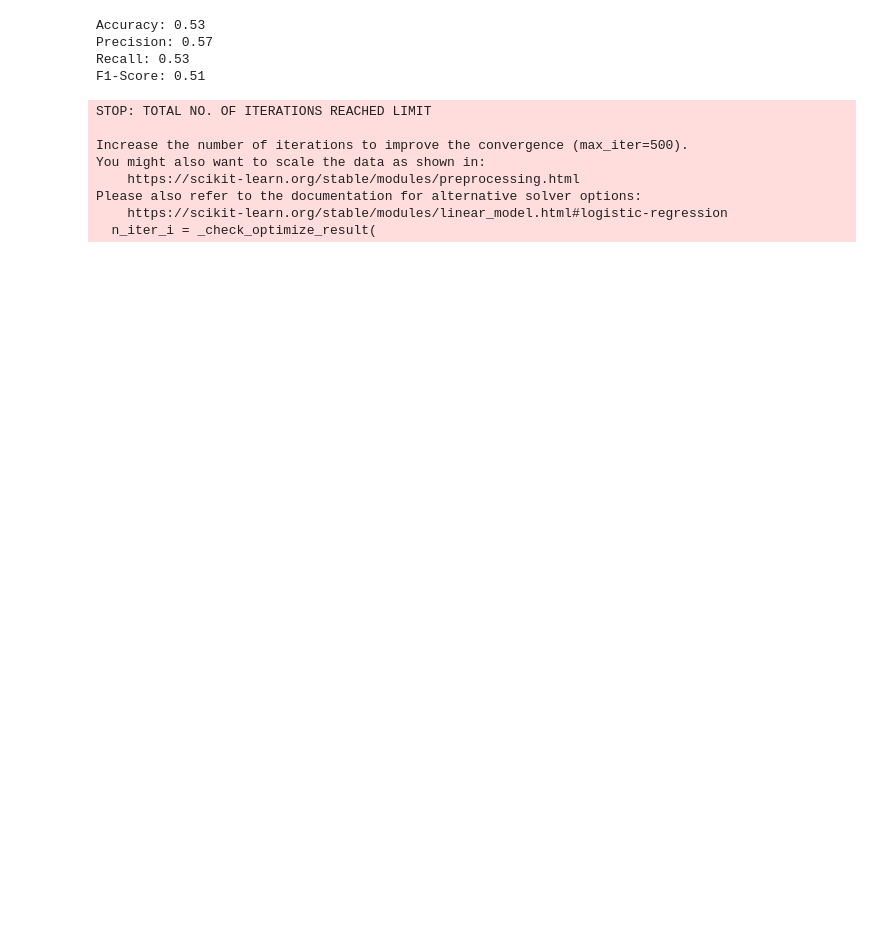
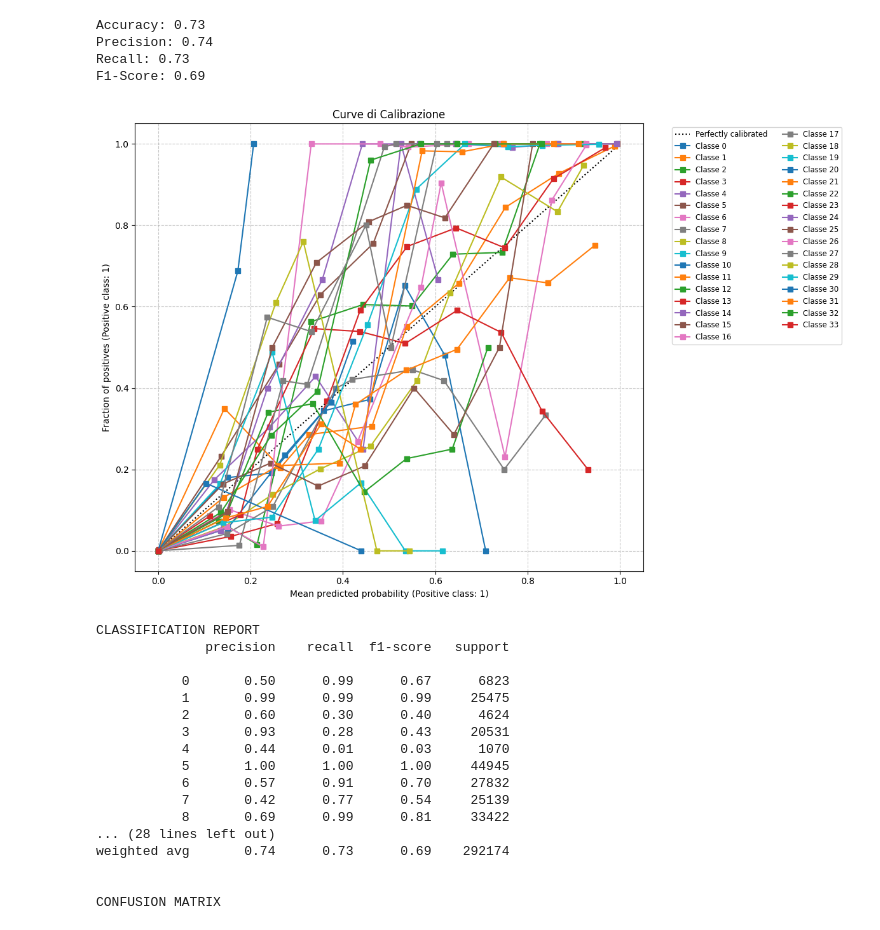
Before and after one commit to MattiaChiari/ML-Network-Traffic-Analysis, a Jupyter notebook: Py/index.ipynb, the cells around one changed output. Saved outputs shown, nothing was run; the diff lists cells and outputs as text; code cells hidden in the pictures; blank space fills up the shorter version.

```diff
--- a/Py/index.ipynb
+++ b/Py/index.ipynb
@@ -130,44 +132,96 @@ X_test = scaler.transform(X_test)
 lr_model = LogisticRegression(
     solver='lbfgs',
     max_iter=500,
     C=1.0,                      # Per evitare overfitting
     class_weight='balanced',
     #n_jobs=-1,
     random_state=42,
     tol=1e-3                    # più tolleranza per risparmiare tempo
 )
 
-lr_model.fit(X_train,y_train)
-y_pred_log = lr_model.predict(X_test)
+calibrated_lr = CalibratedClassifierCV(lr_model, method='isotonic', cv=3)
+
+calibrated_lr.fit(X_train,y_train)
+y_pred_log = calibrated_lr.predict(X_test)
 
 accuracy = accuracy_score(y_test, y_pred_log)
 precision = precision_score(y_test, y_pred_log, average='weighted', zero_division=0)
 recall = recall_score(y_test, y_pred_log, average='weighted')
 f1 = f1_score(y_test, y_pred_log, average='weighted')
 print(f"Accuracy: {accuracy:.2f}")
 print(f"Precision: {precision:.2f}")
 print(f"Recall: {recall:.2f}")
 print(f"F1-Score: {f1:.2f}")
 
+# -- GRAFICI --
+y_prob = calibrated_lr.predict_proba(X_test)
+
+plt.figure(figsize=(12, 8))
+asse_grafico = plt.gca()                #Seleziona l'asse, necessario per fare il grafico
+
+for classe in range(34):
+    y_binario = (y_test == classe).astype(int)
+    prob_classe = y_prob[:, classe]
+
+    CalibrationDisplay.from_predictions(
+        y_binario,
+        prob_classe,
+        n_bins=10,                        # Divide il grafico in 10 "tappe" da 0 a 100%
+        name=f"Classe {classe}",
+        ax=asse_grafico                   # Diciamo di disegnare tutto sullo stesso grafico
+    )
+
+plt.title("Curve di Calibrazione")
+plt.grid(True, linestyle='--', alpha=0.7)
+plt.legend(bbox_to_anchor=(1.05, 1), loc='upper left', ncol=2, fontsize='small')
+plt.tight_layout() # Sistema i margini
+plt.show()
+
+print("\nCLASSIFICATION REPORT")
+print(classification_report(y_test, y_pred_log, zero_division=0))
+
+print("\nCONFUSION MATRIX")
+cm = confusion_matrix(y_test, y_pred_log)
+plt.figure(figsize=(15, 12))
+sns.heatmap(cm, annot=True,fmt='g', annot_kws={"size":7}, cmap='Blues',cbar=True)
+plt.title('Logistic Regression')
+plt.xlabel('Classe Predetta')
+plt.ylabel('Classe Reale')
+plt.show()
+
 #TEST
 # Prova con solver = saga e max_iter = 100, Risultati: Accuracy: 0.68, Precision: 0.73, Recall: 0.68, F1-Score: 0.68 T_esec 5:03 -- risultati dovuti al max_iter troppo basso, ma aumentandolo si allungherebbero di troppo i tempi di esecuzione
 # Prova con solver = lbfgs e max_iter = 500, Risutlati: Accuracy: 0.72, Precision: 0.75, Recall: 0.72, F1-Score: 0.71 T_esec : 5:26 -- risultati migliori grazie all'aumento delle iterazioni ma ancora tempi troppo lunghi per i risultati ottenuti
 # Prova con solver = lbfgs e max_iter = 500 ma rimuovendo C=1.0, Risutlati: Accuracy: 0.72, Precision: 0.75, Recall: 0.72, F1-Score: 0.71 T_esec : 5:28 -- risultati identici, non era la regolarizzazione a dare problemi
 # Prova con solver = lbfgs e max_iter = 500 ma utilizzando uno scaler dviverso (RobustScaler): Accuracy: 0.53, Precision: 0.57, Recall: 0.53, F1-Score: 0.51 -- Pessimo
 
 #OSSERVAZIONI
 # La logistic regression non raggiunge i livelli di accuratezza desiderati e soprattutto impega molto più tempo di altri modelli che arrivano a risultati migliori in meno tempo.
 # Aumentando il numero di iterazioni si potrebbe puntare ad ottenere risultati migliori ma a netto discapito delle tempistiche che sono gia eccessivamente lunghe.
+
+#TEST 2
+# Prova con solver = lbfgs e max_iter = 500 e aggiunta calibrazione con CalibratedClassifierCV Risultati: Accuracy: 0.73, Precision: 0.74, Recall: 0.73, F1-Score: 0.69 T_Esec: 9:54 -- Noto che con la calibrazione l'accuratezza è aumentata ma è diminuito drasticamente l'F1_score. Inoltre sono aumentati anche i tempi di esecuzione
+# L'analisi del grafico mostra una grave insabilità, in alucni casi il modello sottostima e in altri sovrastima. Dimostra che per alcune classi il nostro modello è molto performante ma per altre prorpio no. Unica nota positiva sembra overperformare quando la classe da indovinare è benigna.
 # %% [output]
-Accuracy: 0.53
-Precision: 0.57
-Recall: 0.53
-F1-Score: 0.51
+Accuracy: 0.73
+Precision: 0.74
+Recall: 0.73
+F1-Score: 0.69
+[figure, added]
-STOP: TOTAL NO. OF ITERATIONS REACHED LIMIT
+CLASSIFICATION REPORT
+              precision    recall  f1-score   support
 
-Increase the number of iterations to improve the convergence (max_iter=500).
-You might also want to scale the data as shown in:
-    https://scikit-learn.org/stable/modules/preprocessing.html
-Please also refer to the documentation for alternative solver options:
-    https://scikit-learn.org/stable/modules/linear_model.html#logistic-regression
-  n_iter_i = _check_optimize_result(
+           0       0.50      0.99      0.67      6823
+           1       0.99      0.99      0.99     25475
+           2       0.60      0.30      0.40      4624
+           3       0.93      0.28      0.43     20531
+           4       0.44      0.01      0.03      1070
+           5       1.00      1.00      1.00     44945
+           6       0.57      0.91      0.70     27832
+           7       0.42      0.77      0.54     25139
+           8       0.69      0.99      0.81     33422
+... (28 lines left out)
+weighted avg       0.74      0.73      0.69    292174
+
+
+CONFUSION MATRIX
```
Also changed, not shown: parts of 6 cells of this notebook.
